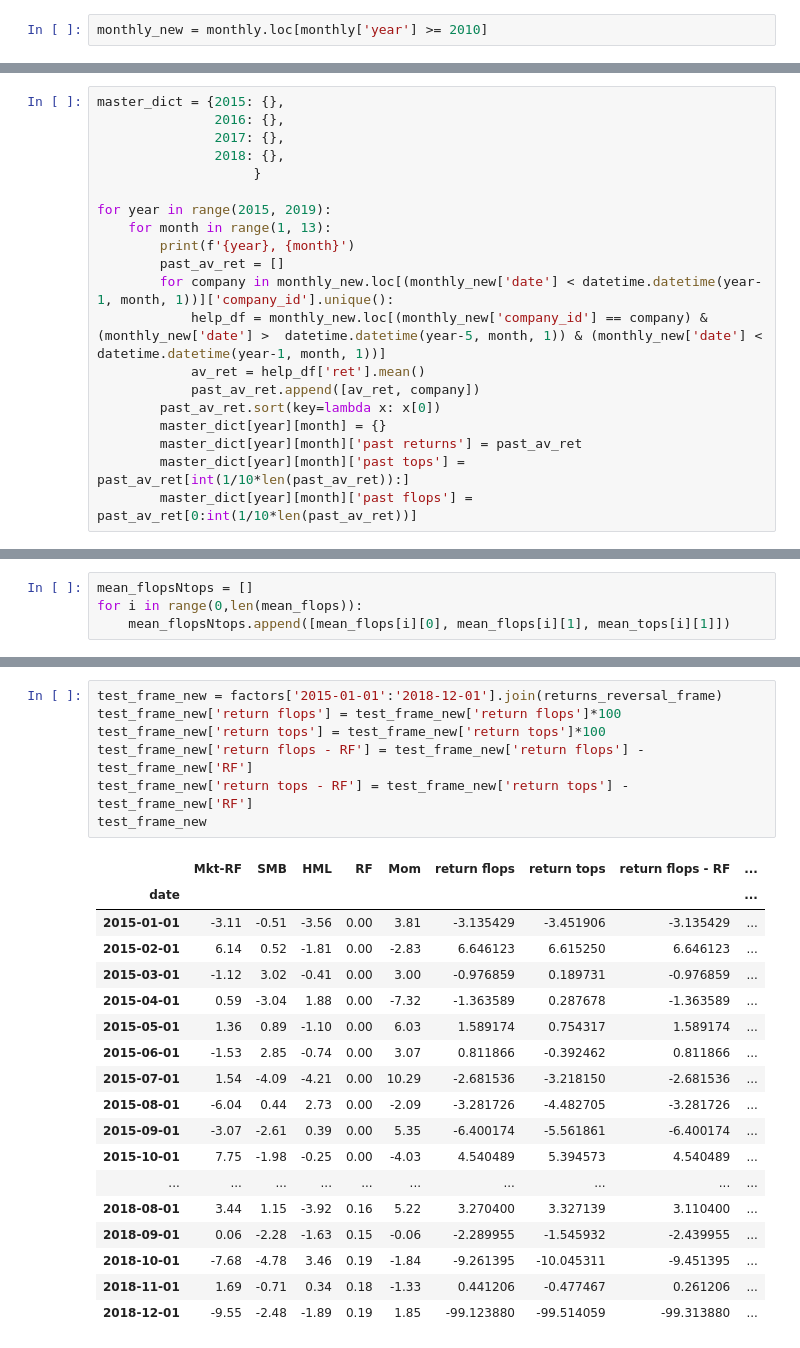
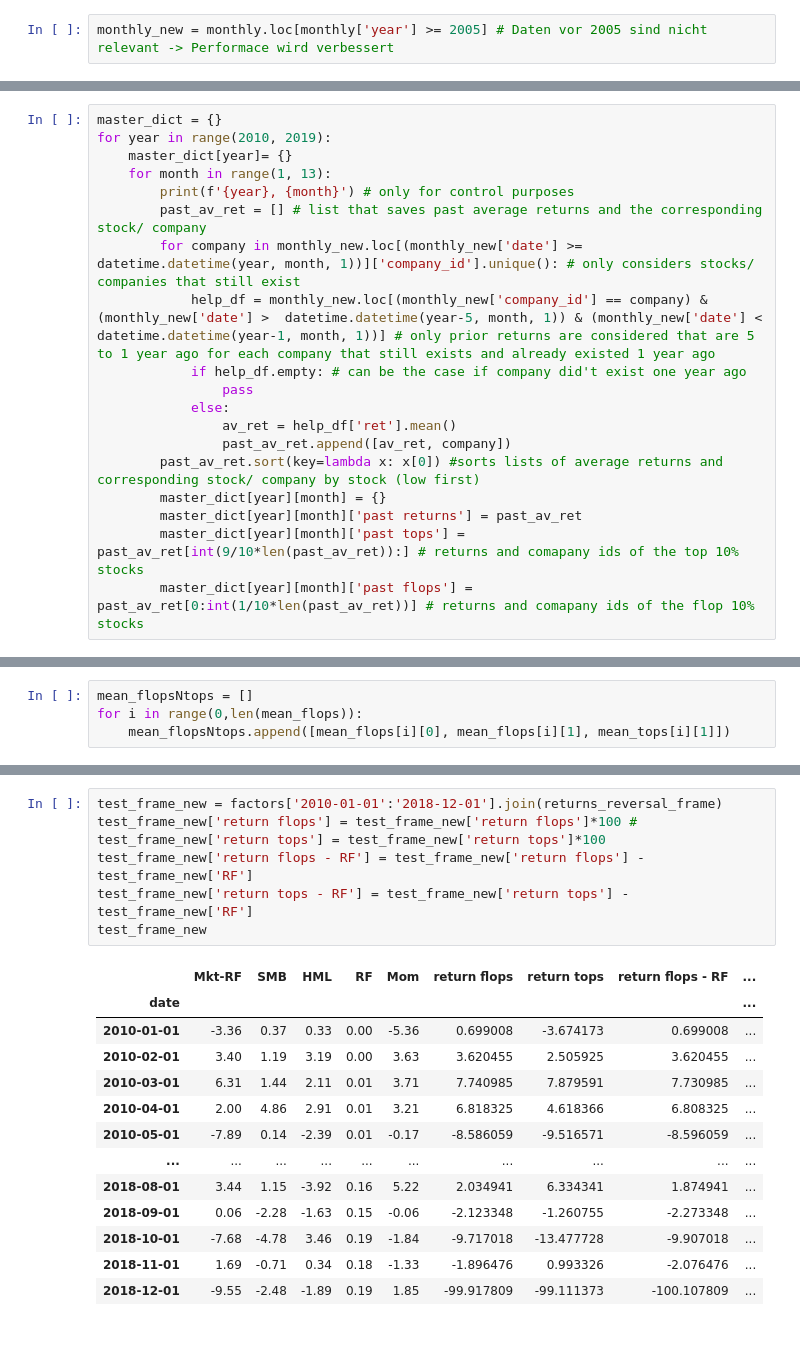
Before and after one commit to nikasvogel/Asset-Pricing-Fallstudie-2021, a Jupyter notebook: FallstudieAssetPricing SchmidKirschVogel.ipynb, the cells around one changed output, grey strips where cells are left out. Cells and saved outputs as stored; diff of their text form.

```diff
--- a/FallstudieAssetPricing SchmidKirschVogel.ipynb
+++ b/FallstudieAssetPricing SchmidKirschVogel.ipynb
@@ -339,7 +375,7 @@ monthly
 | 3136398 | 83437 | 31dec2018 | 2018 | 12 | 31 | 332.799988 | -1.000000 | 171733.0 |
 3136399 rows × 8 columns
 # %%
-monthly_new = monthly.loc[monthly['year'] >= 2010]
+monthly_new = monthly.loc[monthly['year'] >= 2005] # Daten vor 2005 sind nicht relevant -> Performace wird verbessert
 # %%
 monthly_new
 # %% [output]
@@ -399,21 +407,20 @@ len(monthly_new['company_id'].unique())
 # %%
-master_dict = {2015: {},
-               2016: {},
-               2017: {},
-               2018: {},
-                    }
-
-for year in range(2015, 2019):
+master_dict = {}
+for year in range(2010, 2019):
+    master_dict[year]= {}
     for month in range(1, 13):
-        print(f'{year}, {month}')
-        past_av_ret = []
-        for company in monthly_new.loc[(monthly_new['date'] < datetime.datetime(year-1, month, 1))]['company_id'].unique():
-            help_df = monthly_new.loc[(monthly_new['company_id'] == company) & (monthly_new['date'] >  datetime.datetime(year-5, month, 1)) & (monthly_new['date'] < datetime.datetime(year-1, month, 1))]
-            av_ret = help_df['ret'].mean()
-            past_av_ret.append([av_ret, company])
-        past_av_ret.sort(key=lambda x: x[0])
+        print(f'{year}, {month}') # only for control purposes
+        past_av_ret = [] # list that saves past average returns and the corresponding stock/ company
+        for company in monthly_new.loc[(monthly_new['date'] >= datetime.datetime(year, month, 1))]['company_id'].unique(): # only considers stocks/ companies that still exist
+            help_df = monthly_new.loc[(monthly_new['company_id'] == company) & (monthly_new['date'] >  datetime.datetime(year-5, month, 1)) & (monthly_new['date'] < datetime.datetime(year-1, month, 1))] # only prior returns are considered that are 5 to 1 year ago for each company that still exists and already existed 1 year ago
+            if help_df.empty: # can be the case if company did't exist one year ago
+                pass
+            else:
+                av_ret = help_df['ret'].mean()
+                past_av_ret.append([av_ret, company])
+        past_av_ret.sort(key=lambda x: x[0]) #sorts lists of average returns and corresponding stock/ company by stock (low first)
         master_dict[year][month] = {}
         master_dict[year][month]['past returns'] = past_av_ret
-        master_dict[year][month]['past tops'] = past_av_ret[int(1/10*len(past_av_ret)):]
-        master_dict[year][month]['past flops'] = past_av_ret[0:int(1/10*len(past_av_ret))]
+        master_dict[year][month]['past tops'] = past_av_ret[int(9/10*len(past_av_ret)):] # returns and comapany ids of the top 10% stocks
+        master_dict[year][month]['past flops'] = past_av_ret[0:int(1/10*len(past_av_ret))] # returns and comapany ids of the flop 10% stocks
 # %% [output]
@@ -573,26 +538,21 @@ returns_reversal_frame
 # %%
-test_frame_new = factors['2015-01-01':'2018-12-01'].join(returns_reversal_frame)
-test_frame_new['return flops'] = test_frame_new['return flops']*100
+test_frame_new = factors['2010-01-01':'2018-12-01'].join(returns_reversal_frame)
+test_frame_new['return flops'] = test_frame_new['return flops']*100 #
 test_frame_new['return tops'] = test_frame_new['return tops']*100
 test_frame_new['return flops - RF'] = test_frame_new['return flops'] - test_frame_new['RF']
 test_frame_new['return tops - RF'] = test_frame_new['return tops'] - test_frame_new['RF']
 test_frame_new
 # %% [output]
 |  | Mkt-RF | SMB | HML | RF | Mom | return flops | return tops | return flops - RF | ... |
 | date |  |  |  |  |  |  |  |  | ... |
-| 2015-01-01 | -3.11 | -0.51 | -3.56 | 0.00 | 3.81 | -3.135429 | -3.451906 | -3.135429 | ... |
-| 2015-02-01 | 6.14 | 0.52 | -1.81 | 0.00 | -2.83 | 6.646123 | 6.615250 | 6.646123 | ... |
-| 2015-03-01 | -1.12 | 3.02 | -0.41 | 0.00 | 3.00 | -0.976859 | 0.189731 | -0.976859 | ... |
-| 2015-04-01 | 0.59 | -3.04 | 1.88 | 0.00 | -7.32 | -1.363589 | 0.287678 | -1.363589 | ... |
-| 2015-05-01 | 1.36 | 0.89 | -1.10 | 0.00 | 6.03 | 1.589174 | 0.754317 | 1.589174 | ... |
-| 2015-06-01 | -1.53 | 2.85 | -0.74 | 0.00 | 3.07 | 0.811866 | -0.392462 | 0.811866 | ... |
-| 2015-07-01 | 1.54 | -4.09 | -4.21 | 0.00 | 10.29 | -2.681536 | -3.218150 | -2.681536 | ... |
-| 2015-08-01 | -6.04 | 0.44 | 2.73 | 0.00 | -2.09 | -3.281726 | -4.482705 | -3.281726 | ... |
-| 2015-09-01 | -3.07 | -2.61 | 0.39 | 0.00 | 5.35 | -6.400174 | -5.561861 | -6.400174 | ... |
-| 2015-10-01 | 7.75 | -1.98 | -0.25 | 0.00 | -4.03 | 4.540489 | 5.394573 | 4.540489 | ... |
+| 2010-01-01 | -3.36 | 0.37 | 0.33 | 0.00 | -5.36 | 0.699008 | -3.674173 | 0.699008 | ... |
+| 2010-02-01 | 3.40 | 1.19 | 3.19 | 0.00 | 3.63 | 3.620455 | 2.505925 | 3.620455 | ... |
+| 2010-03-01 | 6.31 | 1.44 | 2.11 | 0.01 | 3.71 | 7.740985 | 7.879591 | 7.730985 | ... |
+| 2010-04-01 | 2.00 | 4.86 | 2.91 | 0.01 | 3.21 | 6.818325 | 4.618366 | 6.808325 | ... |
+| 2010-05-01 | -7.89 | 0.14 | -2.39 | 0.01 | -0.17 | -8.586059 | -9.516571 | -8.596059 | ... |
 | ... | ... | ... | ... | ... | ... | ... | ... | ... | ... |
-| 2018-08-01 | 3.44 | 1.15 | -3.92 | 0.16 | 5.22 | 3.270400 | 3.327139 | 3.110400 | ... |
-| 2018-09-01 | 0.06 | -2.28 | -1.63 | 0.15 | -0.06 | -2.289955 | -1.545932 | -2.439955 | ... |
-| 2018-10-01 | -7.68 | -4.78 | 3.46 | 0.19 | -1.84 | -9.261395 | -10.045311 | -9.451395 | ... |
-| 2018-11-01 | 1.69 | -0.71 | 0.34 | 0.18 | -1.33 | 0.441206 | -0.477467 | 0.261206 | ... |
-| 2018-12-01 | -9.55 | -2.48 | -1.89 | 0.19 | 1.85 | -99.123880 | -99.514059 | -99.313880 | ... |
+| 2018-08-01 | 3.44 | 1.15 | -3.92 | 0.16 | 5.22 | 2.034941 | 6.334341 | 1.874941 | ... |
+| 2018-09-01 | 0.06 | -2.28 | -1.63 | 0.15 | -0.06 | -2.123348 | -1.260755 | -2.273348 | ... |
+| 2018-10-01 | -7.68 | -4.78 | 3.46 | 0.19 | -1.84 | -9.717018 | -13.477728 | -9.907018 | ... |
+| 2018-11-01 | 1.69 | -0.71 | 0.34 | 0.18 | -1.33 | -1.896476 | 0.993326 | -2.076476 | ... |
+| 2018-12-01 | -9.55 | -2.48 | -1.89 | 0.19 | 1.85 | -99.917809 | -99.111373 | -100.107809 | ... |
```
Also changed, not shown: parts of 59 cells of this notebook.
